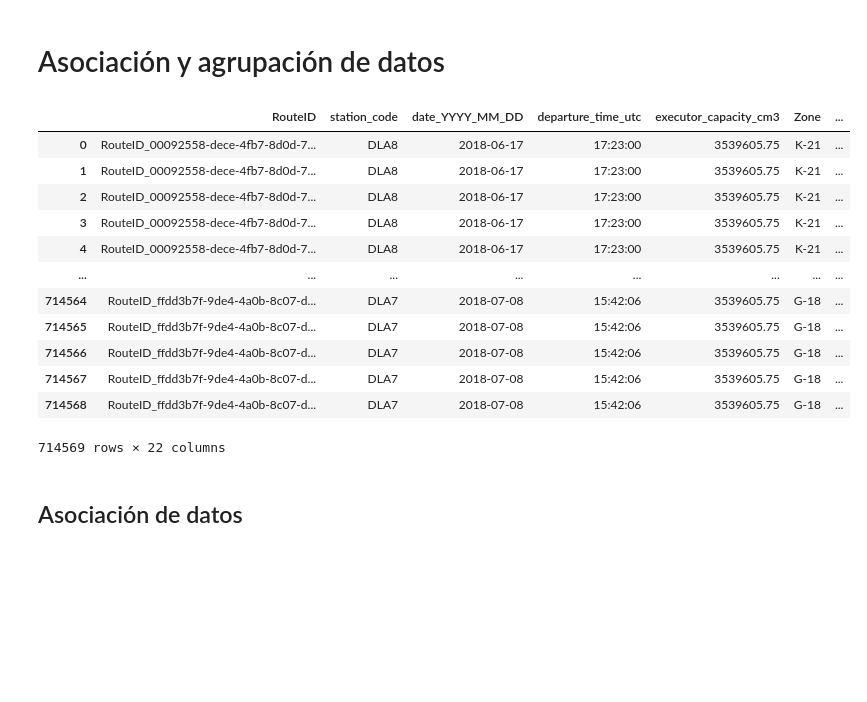
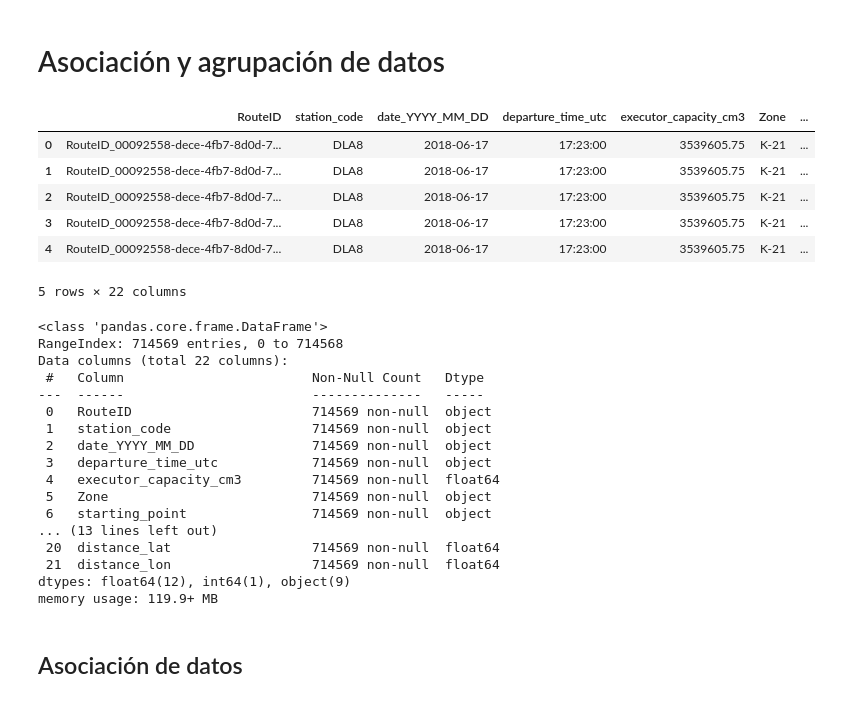
Before and after one commit to pmoros/data-mining-2023-II, a Jupyter notebook: grouping/association_grouping.ipynb, the cells around one changed output. Cells and saved outputs as stored; diff of their text form; code cells hidden in the pictures; blank space fills up the shorter version.

```diff
--- a/grouping/association_grouping.ipynb
+++ b/grouping/association_grouping.ipynb
@@ -7,21 +8,35 @@ import seaborn as sns
 # %%
 COMBINED_PREPROCESSED_DATASET_PATH = "../datasets/preprocessed/combined_dataset.json"
 combined_dataset = pd.read_json(COMBINED_PREPROCESSED_DATASET_PATH)
-combined_dataset
+combined_dataset.head()
 # %% [output]
 |  | RouteID | station_code | date_YYYY_MM_DD | departure_time_utc | executor_capacity_cm3 | Zone | ... |
 | 0 | RouteID_00092558-dece-4fb7-8d0d-7... | DLA8 | 2018-06-17 | 17:23:00 | 3539605.75 | K-21 | ... |
 | 1 | RouteID_00092558-dece-4fb7-8d0d-7... | DLA8 | 2018-06-17 | 17:23:00 | 3539605.75 | K-21 | ... |
 | 2 | RouteID_00092558-dece-4fb7-8d0d-7... | DLA8 | 2018-06-17 | 17:23:00 | 3539605.75 | K-21 | ... |
 | 3 | RouteID_00092558-dece-4fb7-8d0d-7... | DLA8 | 2018-06-17 | 17:23:00 | 3539605.75 | K-21 | ... |
 | 4 | RouteID_00092558-dece-4fb7-8d0d-7... | DLA8 | 2018-06-17 | 17:23:00 | 3539605.75 | K-21 | ... |
-| ... | ... | ... | ... | ... | ... | ... | ... |
-| 714564 | RouteID_ffdd3b7f-9de4-4a0b-8c07-d... | DLA7 | 2018-07-08 | 15:42:06 | 3539605.75 | G-18 | ... |
-| 714565 | RouteID_ffdd3b7f-9de4-4a0b-8c07-d... | DLA7 | 2018-07-08 | 15:42:06 | 3539605.75 | G-18 | ... |
-| 714566 | RouteID_ffdd3b7f-9de4-4a0b-8c07-d... | DLA7 | 2018-07-08 | 15:42:06 | 3539605.75 | G-18 | ... |
-| 714567 | RouteID_ffdd3b7f-9de4-4a0b-8c07-d... | DLA7 | 2018-07-08 | 15:42:06 | 3539605.75 | G-18 | ... |
-| 714568 | RouteID_ffdd3b7f-9de4-4a0b-8c07-d... | DLA7 | 2018-07-08 | 15:42:06 | 3539605.75 | G-18 | ... |
-714569 rows × 22 columns
+5 rows × 22 columns
+# %%
+combined_dataset.info()
+# %% [output]
+<class 'pandas.core.frame.DataFrame'>
+RangeIndex: 714569 entries, 0 to 714568
+Data columns (total 22 columns):
+ #   Column                        Non-Null Count   Dtype
+---  ------                        --------------   -----
+ 0   RouteID                       714569 non-null  object
+ 1   station_code                  714569 non-null  object
+ 2   date_YYYY_MM_DD               714569 non-null  object
+ 3   departure_time_utc            714569 non-null  object
+ 4   executor_capacity_cm3         714569 non-null  float64
+ 5   Zone                          714569 non-null  object
+ 6   starting_point                714569 non-null  object
+... (13 lines left out)
+ 20  distance_lat                  714569 non-null  float64
+ 21  distance_lon                  714569 non-null  float64
+dtypes: float64(12), int64(1), object(9)
+memory usage: 119.9+ MB
 # %% [markdown]
 ## Asociación de datos
 # %% [markdown]
```
Also changed, not shown: parts of 7 cells of this notebook.
